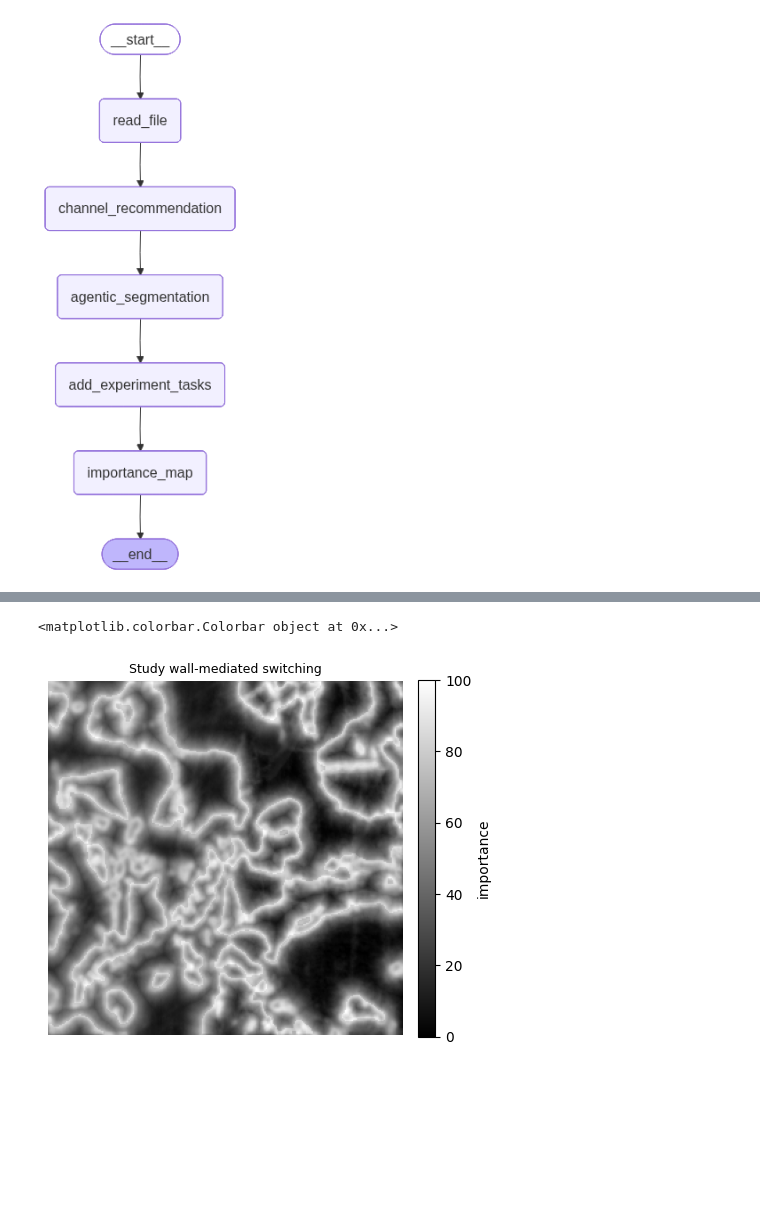
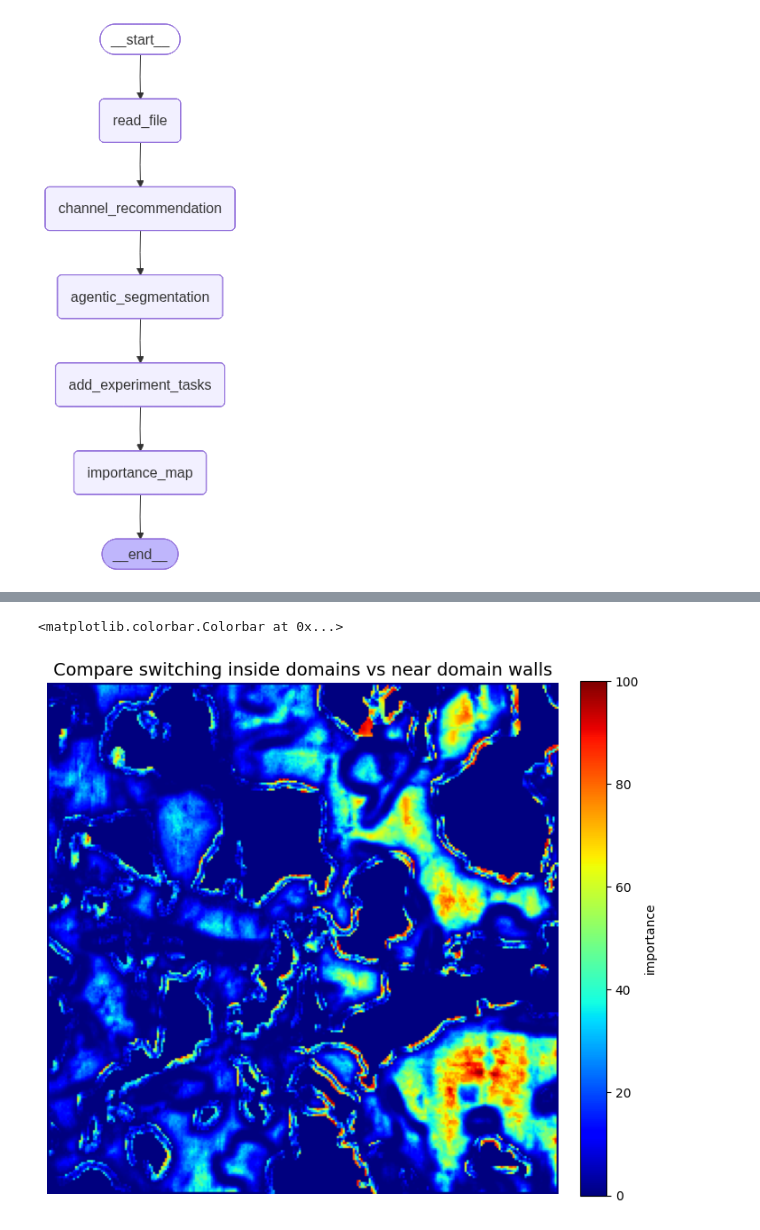
Before and after one commit to Slautin/SPM_agent_simple, a Jupyter notebook: notebooks/10_importance_map_0.ipynb, the cells around one changed output, grey strips where cells are left out. Cells and saved outputs as stored; diff of their text form; code cells hidden in the pictures; blank space fills up the shorter version.

Commit message:
importance_map_iteration_1

```diff
--- a/notebooks/10_importance_map_0.ipynb
+++ b/notebooks/10_importance_map_0.ipynb
@@ -15,22 +17,3 @@ EXPERIMENT_TASKS = [
     "Compare switching inside domains vs near domain walls",
     "Study wall-mediated switching"
 ]
-# %%
-class ImportanceMapResult(TypedDict):
-    experiment_task: str            # free-form goal — lives HERE, per your point
-    importance_map_path: str        # .npy, pixel grid
-    scoring_code_path: str
-    reasoning: str
-
-class ImageAnalysisState(TypedDict):
-    file_path: str
-    file_channels: NotRequired[dict[str, Channel]]
-    channel_recommendations: NotRequired[dict]
-    segmentation_results: NotRequired[dict[str, SegmentationResult]]
-    experiment_tasks: NotRequired[list[ImportanceMapResult]]
-    importance_maps: NotRequired[list[ImportanceMapResult]]
-# %%
-def make_experiment_tasks_node(experiment_tasks:list[str]):
-    async def set_experiment_tasks_node(state: ImageAnalysisState) -> ImageAnalysisState:
-        return {"experiment_tasks": experiment_tasks} # type: ignore
-    return set_experiment_tasks_node
@@ -237,14 +142,16 @@ map_1 by region: {'domain': 59.2, 'wall': 74.7, 'background': 32.9}
 # %%
-m = np.load(result['importance_maps'][1]['importance_map_path'])
 
-_, ax = plt.subplots(figsize=(5, 5))
-im = ax.imshow(m, cmap="gray", vmin=0, vmax=100)
-ax.set_title(result['importance_maps'][1]['experiment_task'], fontsize=9)
+j = 0
+m = np.load(result['importance_maps'][j]['importance_map_path'])
+
+_, ax = plt.subplots(figsize=(8,8))
+im = ax.imshow(m, cmap="jet", vmin=0, vmax=100)
+ax.set_title(result['importance_maps'][j]['experiment_task'], fontsize=14)
 ax.axis("off")
 plt.colorbar(im, ax=ax, fraction=0.046, pad=0.04, label="importance")
 # %% [output]
-<matplotlib.colorbar.Colorbar object at 0x...>
+<matplotlib.colorbar.Colorbar at 0x...>
-[figure, old version]
+[figure, new version]
 # %%
 from IPython.display import display, Markdown
 
```
Also changed, not shown: parts of 7 cells of this notebook, 39 other files.
